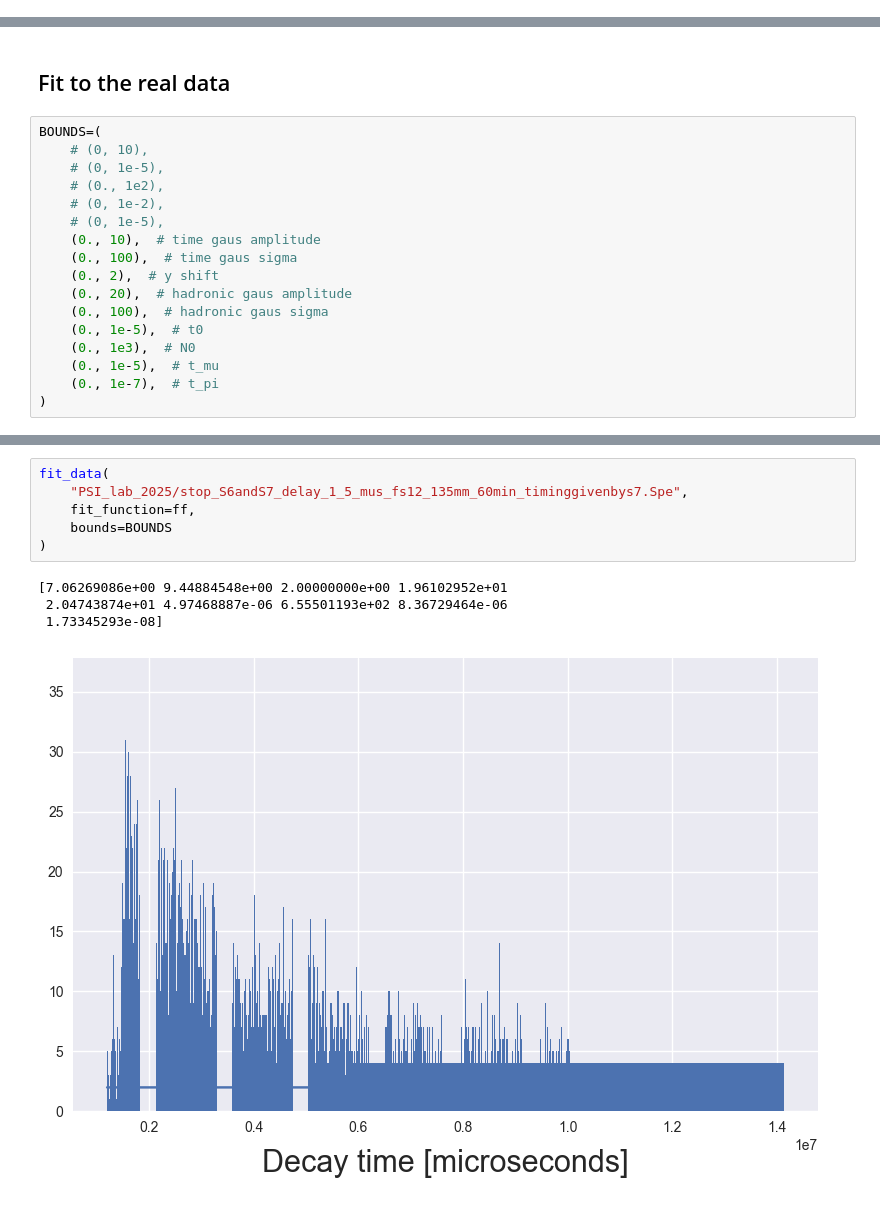
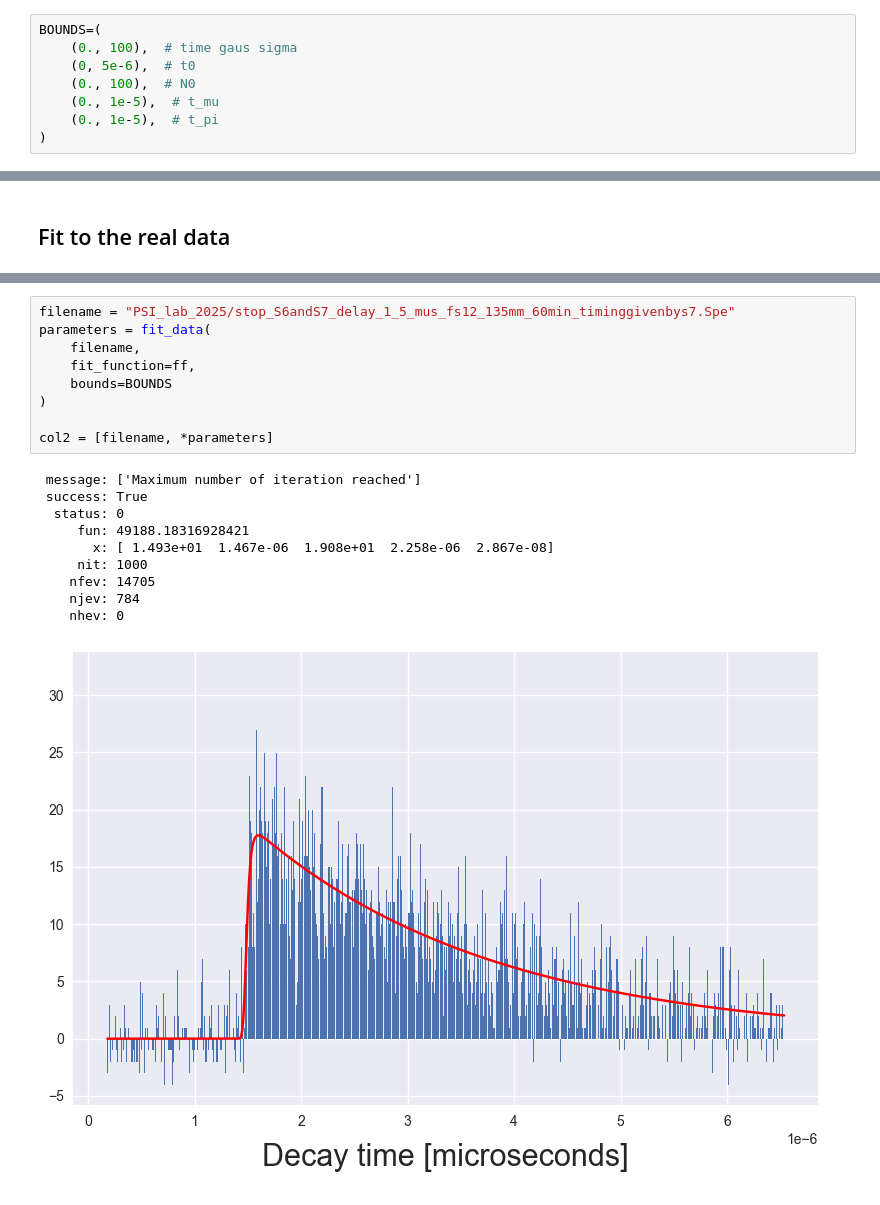
Before and after one commit to max-fatouros/psi-praktikum, a Jupyter notebook: notebooks/example.ipynb, the cells around one changed output, grey strips where cells are left out. Cells and saved outputs as stored; diff of their text form.

```diff
--- a/notebooks/example.ipynb
+++ b/notebooks/example.ipynb
@@ -31,6 +46,14 @@ print(f"The parameters are [p_1, p_2]={parameters}")
 [figure]
 [figure]
 The parameters are [p_1, p_2]=[ 0.00127266 -0.07273329]
+# %%
+BOUNDS=(
+    (0., 100),  # time gaus sigma
+    (0, 5e-6),  # t0
+    (0., 100),  # N0
+    (0., 1e-5),  # t_mu
+    (0., 1e-5),  # t_pi
+)
 # %% [markdown]
 ## Test the fit on a simulated distribution
 # %%
@@ -58,20 +76,3 @@ fit_simulated(
 # %% [markdown]
 ## Fit to the real data
-# %%
-BOUNDS=(
-    # (0, 10),
-    # (0, 1e-5),
-    # (0., 1e2),
-    # (0, 1e-2),
-    # (0, 1e-5),
-    (0., 10),  # time gaus amplitude
-    (0., 100),  # time gaus sigma
-    (0., 2),  # y shift
-    (0., 20),  # hadronic gaus amplitude
-    (0., 100),  # hadronic gaus sigma
-    (0., 1e-5),  # t0
-    (0., 1e3),  # N0
-    (0., 1e-5),  # t_mu
-    (0., 1e-7),  # t_pi
-)
 # %%
@@ -88,11 +99,20 @@ fit_data(
 # %%
-fit_data(
-    "PSI_lab_2025/stop_S6andS7_delay_1_5_mus_fs12_135mm_60min_timinggivenbys7.Spe",
+filename = "PSI_lab_2025/stop_S6andS7_delay_1_5_mus_fs12_135mm_60min_timinggivenbys7.Spe"
+parameters = fit_data(
+    filename,
     fit_function=ff,
     bounds=BOUNDS
 )
+
+col2 = [filename, *parameters]
 # %% [output]
-[7.06269086e+00 9.44884548e+00 2.00000000e+00 1.96102952e+01
- 2.04743874e+01 4.97468887e-06 6.55501193e+02 8.36729464e-06
- 1.73345293e-08]
+ message: ['Maximum number of iteration reached']
+ success: True
+  status: 0
+     fun: 49188.18316928421
+       x: [ 1.493e+01  1.467e-06  1.908e+01  2.258e-06  2.867e-08]
+     nit: 1000
+    nfev: 14705
+    njev: 784
+    nhev: 0
-[figure, old version]
+[figure, new version]
```
Also changed, not shown: parts of 7 cells of this notebook, 1 other file.
